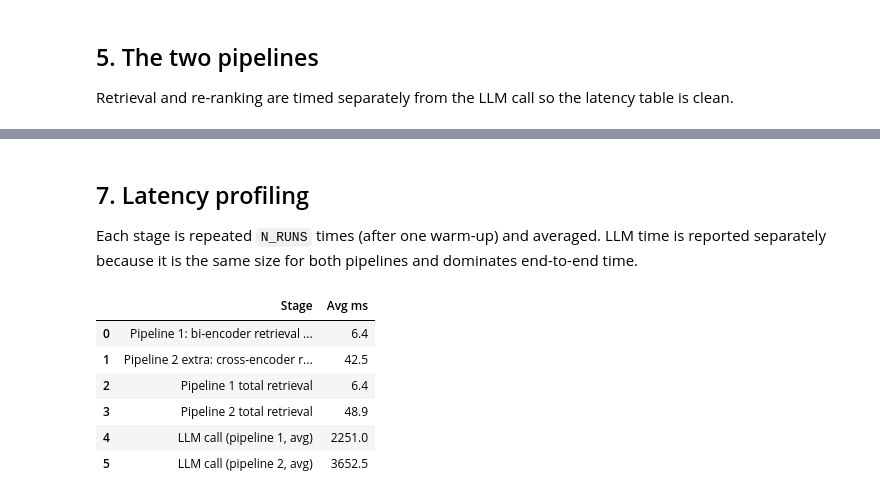
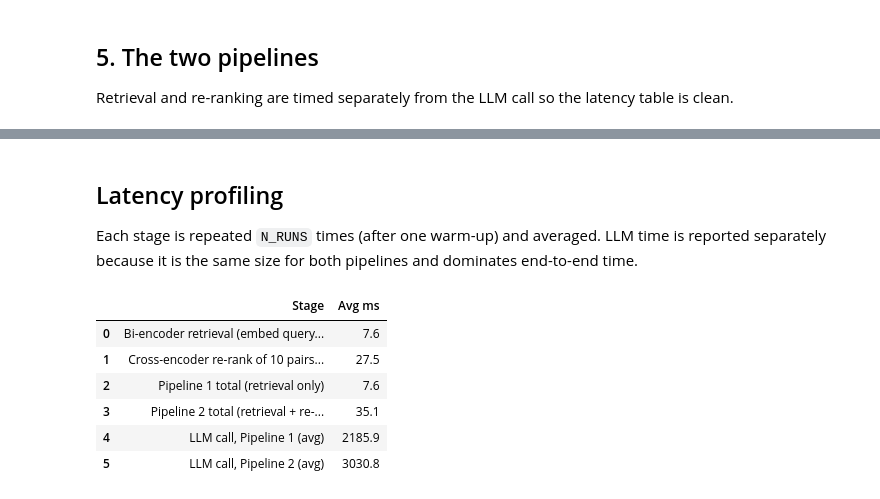
Before and after one commit to Dedeepya396/lma-A1, a Jupyter notebook: RAG.ipynb, the cells around one changed output, grey strips where cells are left out. Cells and saved outputs as stored; diff of their text form; code cells hidden in the pictures.

```diff
--- a/RAG.ipynb
+++ b/RAG.ipynb
@@ -501,5 +376,7 @@ However, there is an exception: the use of such systems is permitted if they are
 # %%
-all_runs = [analyse(cat, q, g, with_llm=True) for cat, q, g in TEST_QUERIES]
+ALL_QUERIES = FAILURE_CASES + CANDIDATES
+
+all_runs = [analyse(cat, q, g, with_llm=True) for cat, q, g in ALL_QUERIES]
 for r in all_runs:
     print("=" * 100)
     show(r)
@@ -528,14 +400,0 @@ you to queries worth reading closely.
-# %%
-EXTRA_QUERIES = [
-    "What must providers of general-purpose AI models with systemic risk do?",
-    "Are AI systems used only for military purposes covered by the Act?",
-    "What are the transparency obligations for deepfakes?",
-    "Which high-risk AI systems in employment are listed?",
-]
-rows = []
-for q in EXTRA_QUERIES:
-    r = run_pipelines(q, with_llm=False)
-    moved_in = [c for c in r["rerank_top3"] if c not in r["baseline_top3"]]
-    rows.append({"query": q[:70], "chunks promoted into top3": moved_in,
-                 "their baseline ranks": [r["baseline_rank"].index(c) + 1 for c in moved_in]})
-pd.DataFrame(rows)
@@ -548,40 +401,43 @@ pd.DataFrame(rows)
 # %% [markdown]
-## 7. Latency profiling
+## Latency profiling
 Each stage is repeated `N_RUNS` times (after one warm-up) and averaged. LLM time is reported separately because it
 is the same size for both pipelines and dominates end-to-end time.
 # %%
 N_RUNS = 10
-bench_queries = [q for _, q, _ in TEST_QUERIES]
+bench_queries = [q for _, q, _ in ALL_QUERIES]
 _ = run_pipelines(bench_queries[0], with_llm=False)   # warm-up
 
 t_ret, t_rer = [], []
 for _ in range(N_RUNS):
     for q in bench_queries:
         r = run_pipelines(q, with_llm=False)
         t_ret.append(r["t_retrieve"]); t_rer.append(r["t_rerank"])
 
 llm_times = [(r["t_llm1"], r["t_llm2"]) for r in all_runs]
 
+ret_ms = np.mean(t_ret) * 1000
+rer_ms = np.mean(t_rer) * 1000
+
 lat = pd.DataFrame({
-    "Stage": ["Pipeline 1: bi-encoder retrieval (embed query + FAISS top-10)",
-              "Pipeline 2 extra: cross-encoder re-rank of 10 pairs",
-              "Pipeline 1 total retrieval",
-              "Pipeline 2 total retrieval",
-              "LLM call (pipeline 1, avg)",
-              "LLM call (pipeline 2, avg)"],
-    "Avg ms": [np.mean(t_ret) * 1000,
-               np.mean(t_rer) * 1000,
-               np.mean(t_ret) * 1000,
-               (np.mean(t_ret) + np.mean(t_rer)) * 1000,
+    "Stage": ["Bi-encoder retrieval (embed query + FAISS top-10), used by both",
+              "Cross-encoder re-rank of 10 pairs (Pipeline 2 only)",
+              "Pipeline 1 total (retrieval only)",
+              "Pipeline 2 total (retrieval + re-rank)",
+              "LLM call, Pipeline 1 (avg)",
+              "LLM call, Pipeline 2 (avg)"],
+    "Avg ms": [ret_ms,
+               rer_ms,
+               ret_ms,
+               ret_ms + rer_ms,
                np.mean([a for a, _ in llm_times]) * 1000,
                np.mean([b for _, b in llm_times]) * 1000],
 }).round(1)
 lat
 # %% [output]
 |  | Stage | Avg ms |
-| 0 | Pipeline 1: bi-encoder retrieval ... | 6.4 |
-| 1 | Pipeline 2 extra: cross-encoder r... | 42.5 |
-| 2 | Pipeline 1 total retrieval | 6.4 |
-| 3 | Pipeline 2 total retrieval | 48.9 |
-| 4 | LLM call (pipeline 1, avg) | 2251.0 |
-| 5 | LLM call (pipeline 2, avg) | 3652.5 |
+| 0 | Bi-encoder retrieval (embed query... | 7.6 |
+| 1 | Cross-encoder re-rank of 10 pairs... | 27.5 |
+| 2 | Pipeline 1 total (retrieval only) | 7.6 |
+| 3 | Pipeline 2 total (retrieval + re-... | 35.1 |
+| 4 | LLM call, Pipeline 1 (avg) | 2185.9 |
+| 5 | LLM call, Pipeline 2 (avg) | 3030.8 |
```
Also changed, not shown: parts of 24 cells of this notebook, 1 other file.
